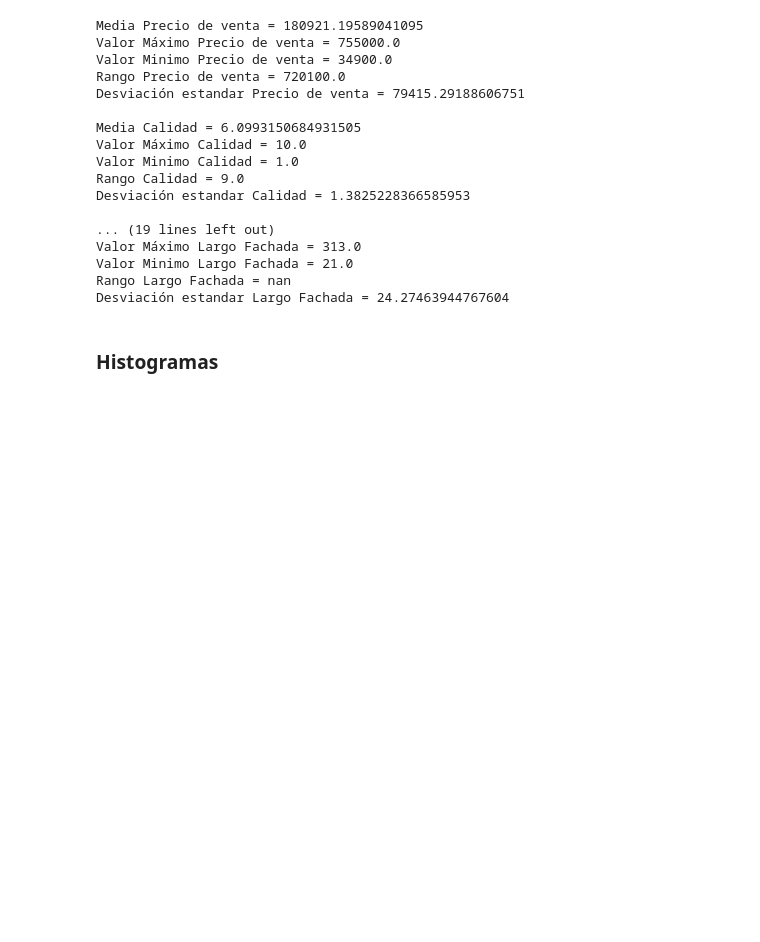
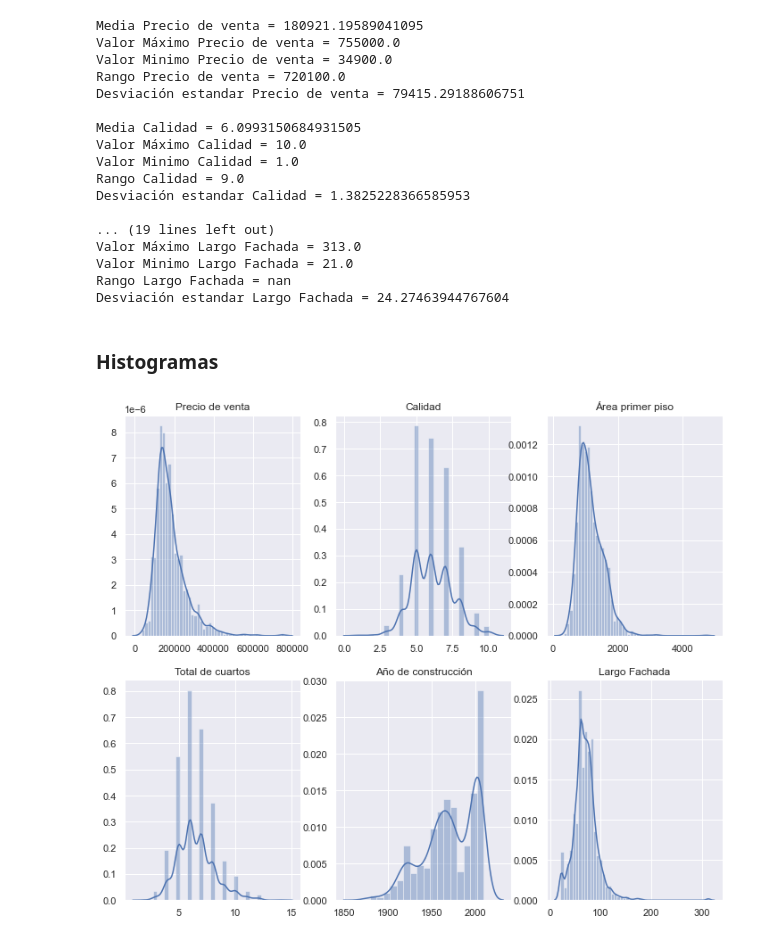
Before and after one commit to hugovi8/Proyecto_final, a Jupyter notebook: Proyecto_final.ipynb, the cells around one changed output. Saved outputs shown, nothing was run; the diff lists cells and outputs as text; code cells hidden in the pictures; blank space fills up the shorter version.

Commit message:
se añadieron histogramas

```diff
--- a/Proyecto_final.ipynb
+++ b/Proyecto_final.ipynb
@@ -50,3 +50,11 @@ Rango Largo Fachada = nan
 Desviación estandar Largo Fachada = 24.27463944767604
 # %% [markdown]
 ### Histogramas
+# %%
+fig = plt.figure(figsize=(12, 10))
+for i in range(6):
+    plt.subplot(2,3,i+1)
+    plt.title(caracteristicas[i])
+    sns.distplot(main_data[:,i])
+# %% [output]
+[figure, added]
```
Also changed, not shown: parts of 1 cell of this notebook.
